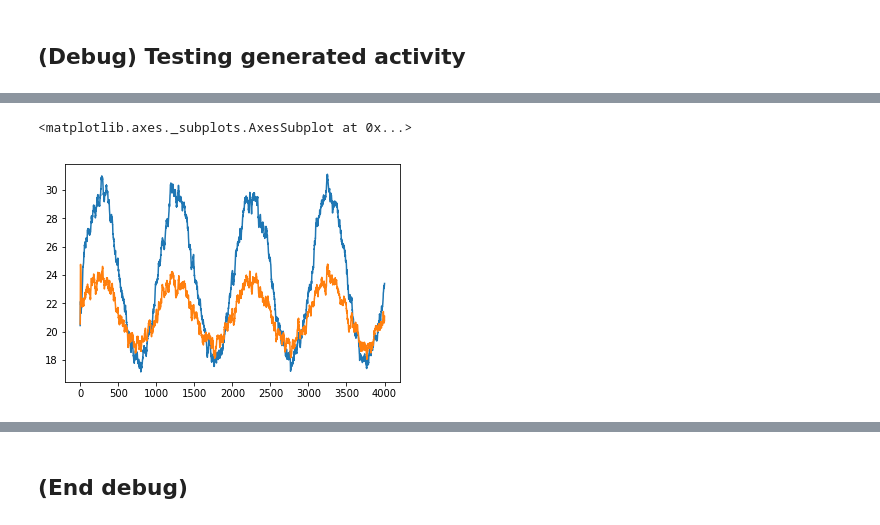
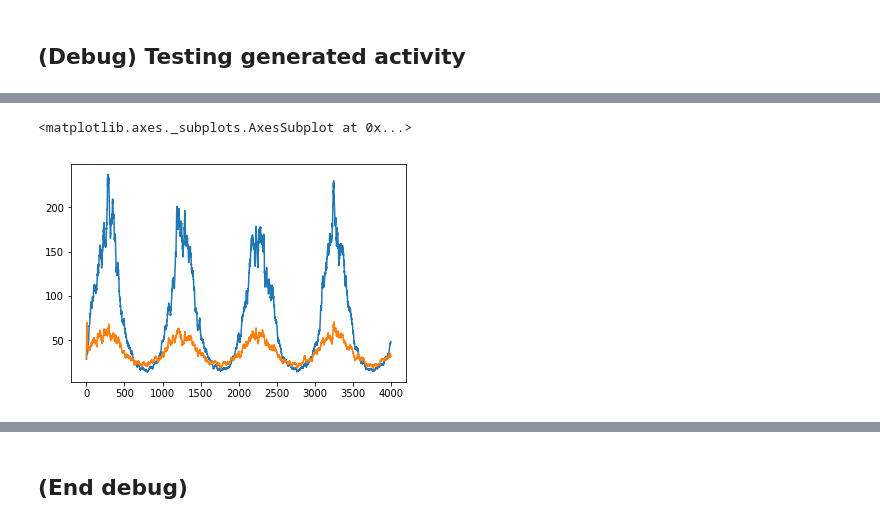
Before and after one commit to mackelab/mesoGIF, a Jupyter notebook: Finite-size GIF.ipynb, the cells around one changed output, grey strips where cells are left out. Drawn from its saved outputs; the diff is of its cells as text; code cells hidden in the pictures.

```diff
--- a/Finite-size GIF.ipynb
+++ b/Finite-size GIF.ipynb
@@ -148,5 +150,5 @@ ShimmedShared([[ 0.176, -0.702],
 # %%
-anlz.plot(mfmodel.u.get_trace(700))
+anlz.plot(mfmodel.λ.get_trace(700))
 # %% [output]
 <matplotlib.axes._subplots.AxesSubplot at 0x...>
-[figure, old version]
+[figure, new version]
```
Also changed, not shown: parts of 20 cells of this notebook, 2 other files.
